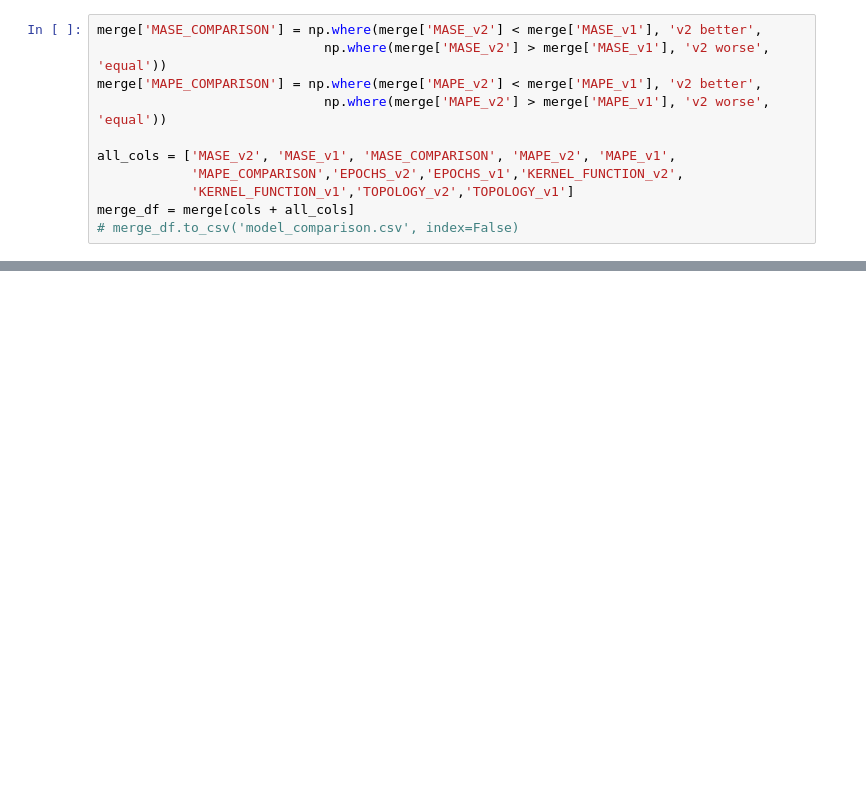
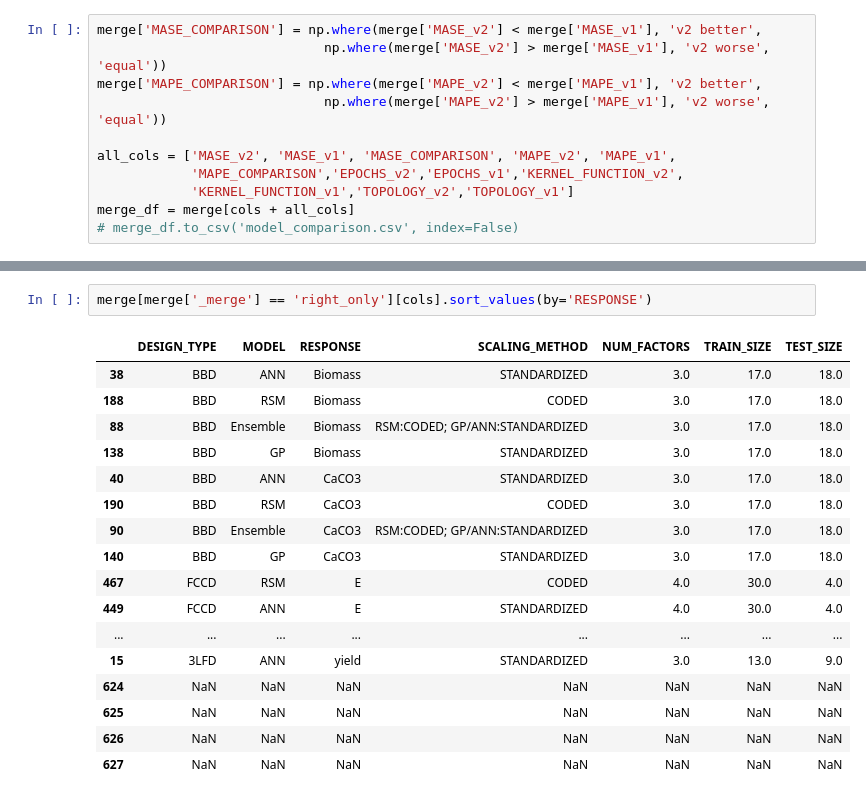
Before and after one commit to pajeeokoth/DOE_modeling, a Jupyter notebook: model_comparison.ipynb, the cells around one changed output, grey strips where cells are left out. Saved outputs shown, nothing was run; the diff lists cells and outputs as text; blank space fills up the shorter version.

```diff
--- a/model_comparison.ipynb
+++ b/model_comparison.ipynb
@@ -524,0 +533,20 @@ merge_df = merge[cols + all_cols]
+# %%
+merge[merge['_merge'] == 'right_only'][cols].sort_values(by='RESPONSE')
+# %% [output]
+|  | DESIGN_TYPE | MODEL | RESPONSE | SCALING_METHOD | NUM_FACTORS | TRAIN_SIZE | TEST_SIZE |
+| 38 | BBD | ANN | Biomass | STANDARDIZED | 3.0 | 17.0 | 18.0 |
+| 188 | BBD | RSM | Biomass | CODED | 3.0 | 17.0 | 18.0 |
+| 88 | BBD | Ensemble | Biomass | RSM:CODED; GP/ANN:STANDARDIZED | 3.0 | 17.0 | 18.0 |
+| 138 | BBD | GP | Biomass | STANDARDIZED | 3.0 | 17.0 | 18.0 |
+| 40 | BBD | ANN | CaCO3 | STANDARDIZED | 3.0 | 17.0 | 18.0 |
+| 190 | BBD | RSM | CaCO3 | CODED | 3.0 | 17.0 | 18.0 |
+| 90 | BBD | Ensemble | CaCO3 | RSM:CODED; GP/ANN:STANDARDIZED | 3.0 | 17.0 | 18.0 |
+| 140 | BBD | GP | CaCO3 | STANDARDIZED | 3.0 | 17.0 | 18.0 |
+| 467 | FCCD | RSM | E | CODED | 4.0 | 30.0 | 4.0 |
+| 449 | FCCD | ANN | E | STANDARDIZED | 4.0 | 30.0 | 4.0 |
+| ... | ... | ... | ... | ... | ... | ... | ... |
+| 15 | 3LFD | ANN | yield | STANDARDIZED | 3.0 | 13.0 | 9.0 |
+| 624 | NaN | NaN | NaN | NaN | NaN | NaN | NaN |
+| 625 | NaN | NaN | NaN | NaN | NaN | NaN | NaN |
+| 626 | NaN | NaN | NaN | NaN | NaN | NaN | NaN |
+| 627 | NaN | NaN | NaN | NaN | NaN | NaN | NaN |
```
Also changed, not shown: parts of 9 cells of this notebook, 1 other file.
